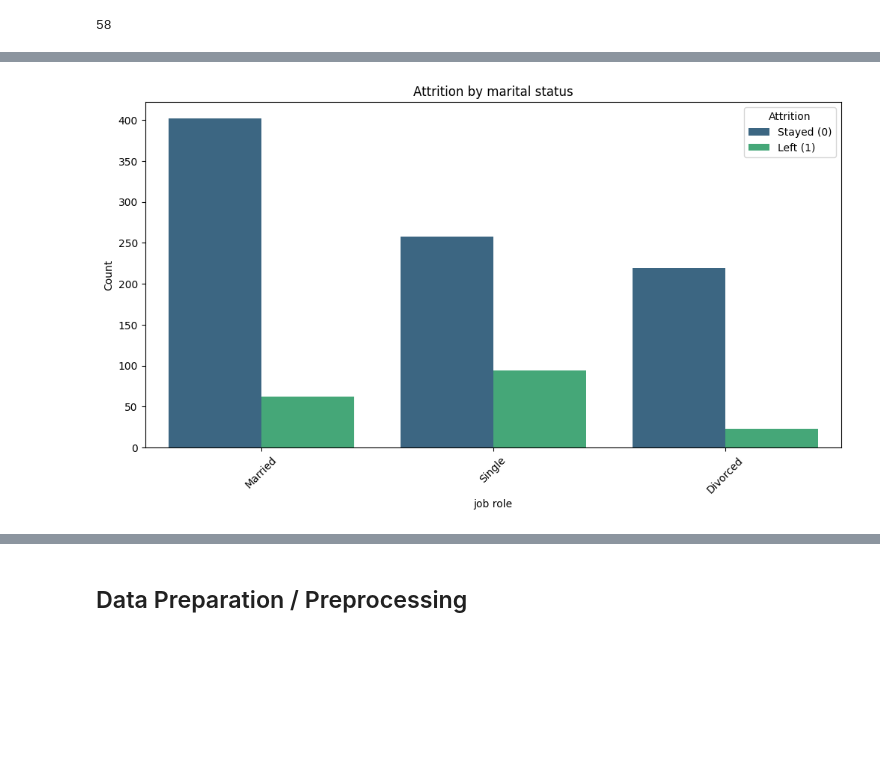
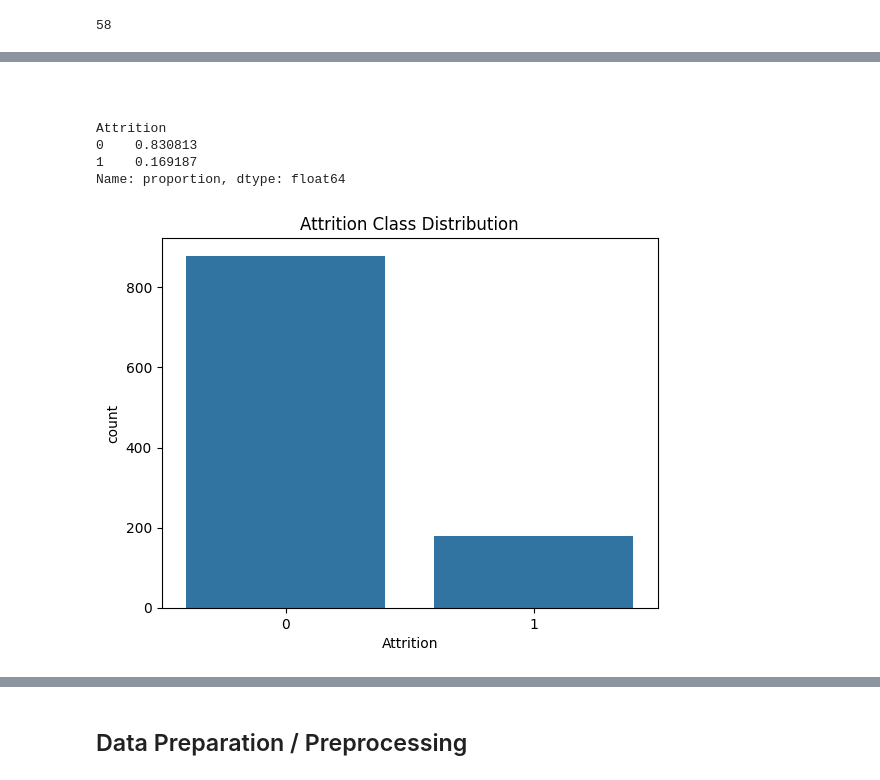
Before and after one commit to agungfir98/ds-mahir-submission-pertama, a Jupyter notebook: notebook.ipynb, the cells around one changed output, grey strips where cells are left out. Saved outputs shown, nothing was run; the diff lists cells and outputs as text; code cells hidden in the pictures; blank space fills up the shorter version.

```diff
--- a/notebook.ipynb
+++ b/notebook.ipynb
@@ -148,13 +130,2 @@ plt.show()
-# %%
-plt.figure(figsize=(12,6))
-
-sns.countplot(data=clean_df, x="MaritalStatus", hue="Attrition", palette="viridis")
-
-plt.xticks(rotation=45)
-plt.xlabel("job role")
-plt.ylabel("Count")
-plt.title("Attrition by marital status")
-plt.legend(title="Attrition", labels=["Stayed (0)", "Left (1)"])
-plt.show()
-# %% [output]
-[figure, removed]
+# %% [markdown]
+#
@@ -160,0 +134,12 @@ plt.show()
+# %%
+print(clean_df['Attrition'].value_counts(normalize=True))
+
+sns.countplot(data=clean_df, x='Attrition')
+plt.title("Attrition Class Distribution")
+plt.show()
+# %% [output]
+Attrition
+0    0.830813
+1    0.169187
+Name: proportion, dtype: float64
+[figure, added]
```
Also changed, not shown: parts of 33 cells of this notebook, 3 other files.
